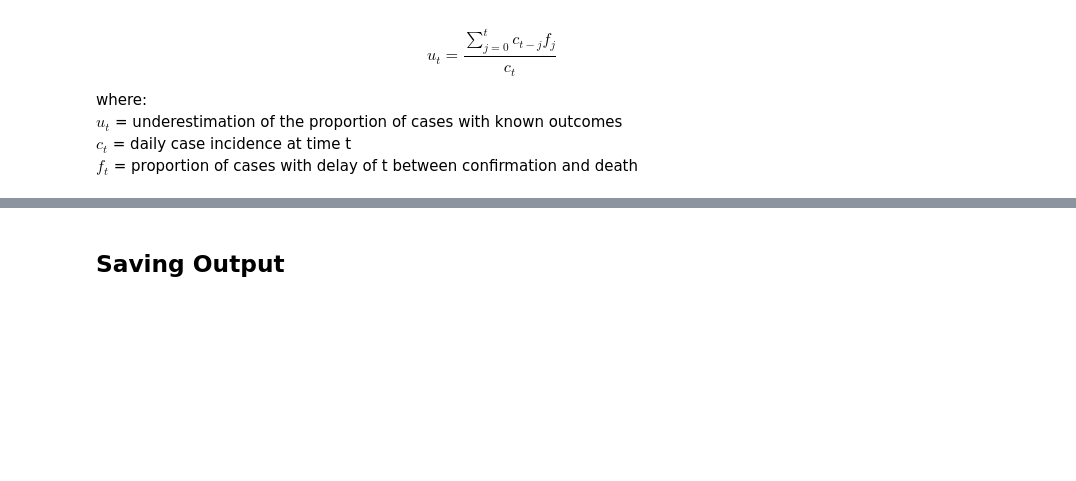
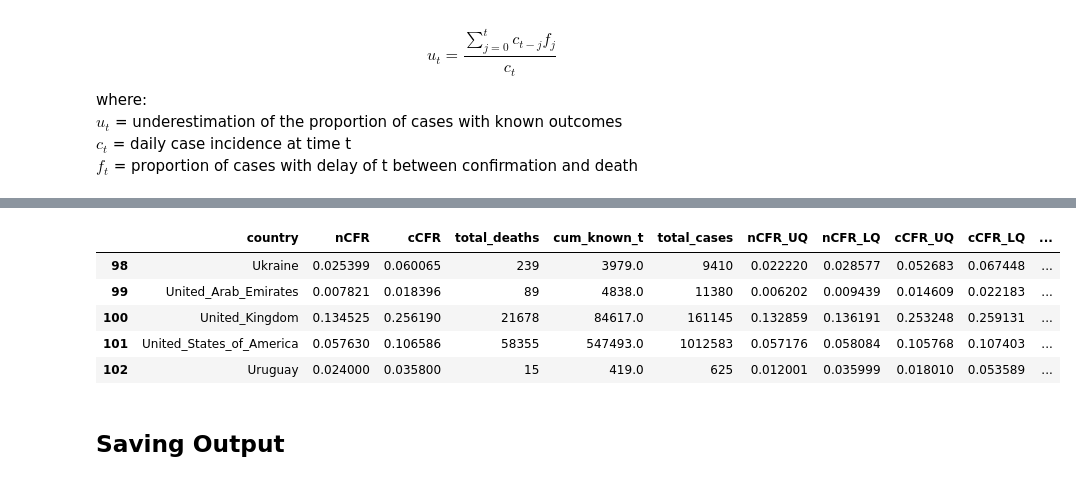
Before and after one commit to rsilveira79/CFR_calculation_python, a Jupyter notebook: notebooks/1.initial_assessment.ipynb, the cells around one changed output, grey strips where cells are left out. Saved outputs shown, nothing was run; the diff lists cells and outputs as text; code cells hidden in the pictures; blank space fills up the shorter version.

```diff
--- a/notebooks/1.initial_assessment.ipynb
+++ b/notebooks/1.initial_assessment.ipynb
@@ -237,3 +258,12 @@ allTogetherHigh = return_complete_df(allTogetherClean, hospitalisation_to_death_
+# %%
+allTogetherHigh.tail()
+# %% [output]
+|  | country | nCFR | cCFR | total_deaths | cum_known_t | total_cases | nCFR_UQ | nCFR_LQ | cCFR_UQ | cCFR_LQ | ... |
+| 98 | Ukraine | 0.025399 | 0.060065 | 239 | 3979.0 | 9410 | 0.022220 | 0.028577 | 0.052683 | 0.067448 | ... |
+| 99 | United_Arab_Emirates | 0.007821 | 0.018396 | 89 | 4838.0 | 11380 | 0.006202 | 0.009439 | 0.014609 | 0.022183 | ... |
+| 100 | United_Kingdom | 0.134525 | 0.256190 | 21678 | 84617.0 | 161145 | 0.132859 | 0.136191 | 0.253248 | 0.259131 | ... |
+| 101 | United_States_of_America | 0.057630 | 0.106586 | 58355 | 547493.0 | 1012583 | 0.057176 | 0.058084 | 0.105768 | 0.107403 | ... |
+| 102 | Uruguay | 0.024000 | 0.035800 | 15 | 419.0 | 625 | 0.012001 | 0.035999 | 0.018010 | 0.053589 | ... |
 # %% [markdown]
 ## Saving Output
 # %%
```
Also changed, not shown: parts of 21 cells of this notebook, 6 other files.
